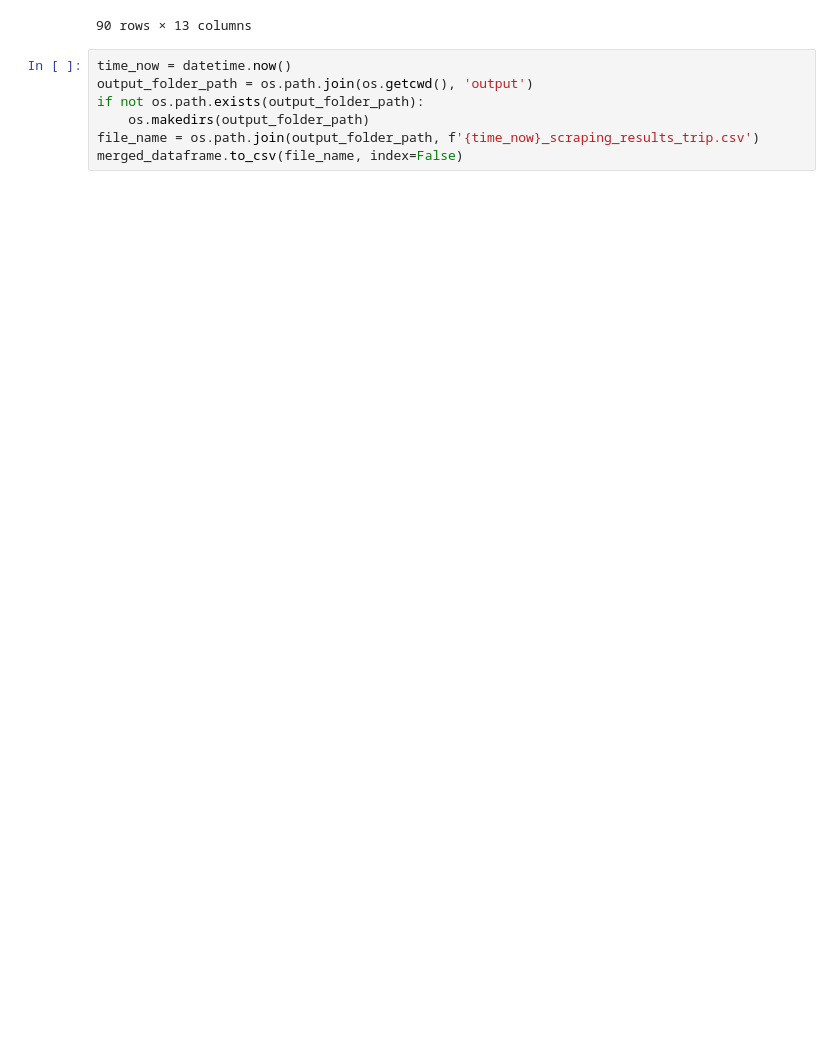
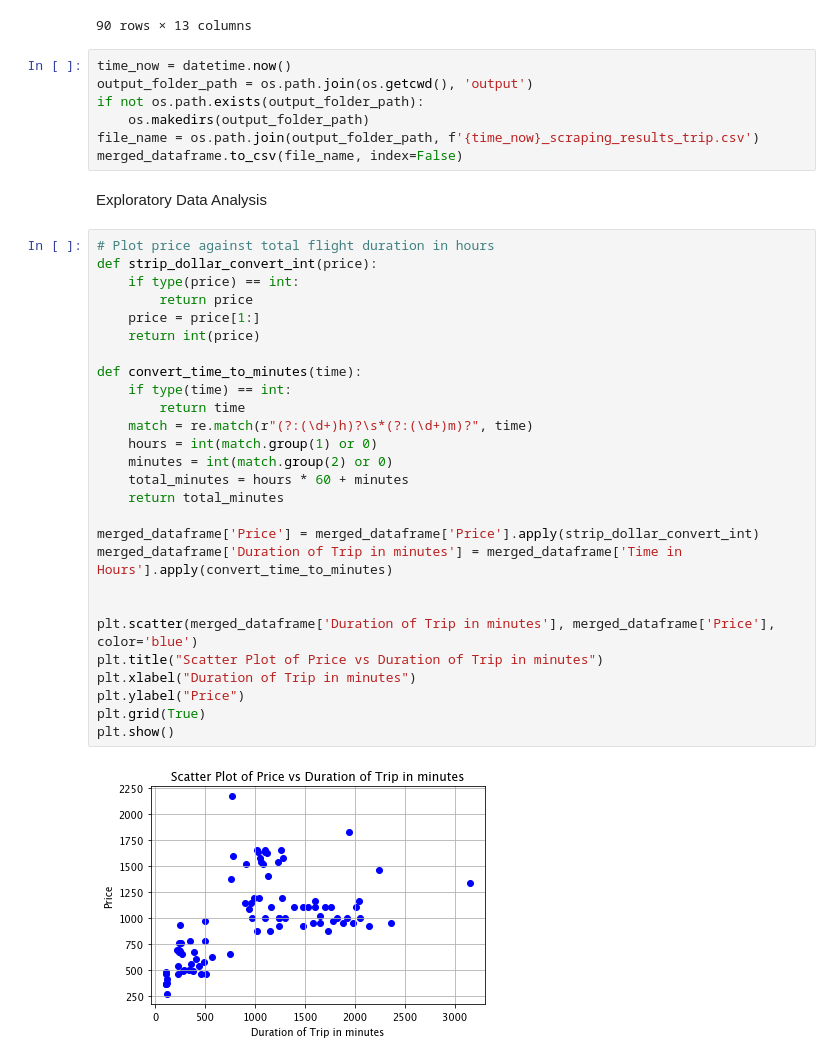
Before and after one commit to dragane359/web_scraping_task, a Jupyter notebook: web_scraping.ipynb, the cells around one changed output. Saved outputs shown, nothing was run; the diff lists cells and outputs as text; blank space fills up the shorter version.

```diff
--- a/web_scraping.ipynb
+++ b/web_scraping.ipynb
@@ -335,3 +316,34 @@ if not os.path.exists(output_folder_path):
     os.makedirs(output_folder_path)
 file_name = os.path.join(output_folder_path, f'{time_now}_scraping_results_trip.csv')
 merged_dataframe.to_csv(file_name, index=False)
+# %% [markdown]
+Exploratory Data Analysis
+# %%
+# Plot price against total flight duration in hours
+def strip_dollar_convert_int(price):
+    if type(price) == int:
+        return price
+    price = price[1:]
+    return int(price)
+
+def convert_time_to_minutes(time):
+    if type(time) == int:
+        return time
+    match = re.match(r"(?:(\d+)h)?\s*(?:(\d+)m)?", time)
+    hours = int(match.group(1) or 0)
+    minutes = int(match.group(2) or 0)
+    total_minutes = hours * 60 + minutes
+    return total_minutes
+
+merged_dataframe['Price'] = merged_dataframe['Price'].apply(strip_dollar_convert_int)
+merged_dataframe['Duration of Trip in minutes'] = merged_dataframe['Time in Hours'].apply(convert_time_to_minutes)
+
+
+plt.scatter(merged_dataframe['Duration of Trip in minutes'], merged_dataframe['Price'], color='blue')
+plt.title("Scatter Plot of Price vs Duration of Trip in minutes")
+plt.xlabel("Duration of Trip in minutes")
+plt.ylabel("Price")
+plt.grid(True)
+plt.show()
+# %% [output]
+[figure, added]
```
Also changed, not shown: parts of 6 cells of this notebook, 2 other files.
